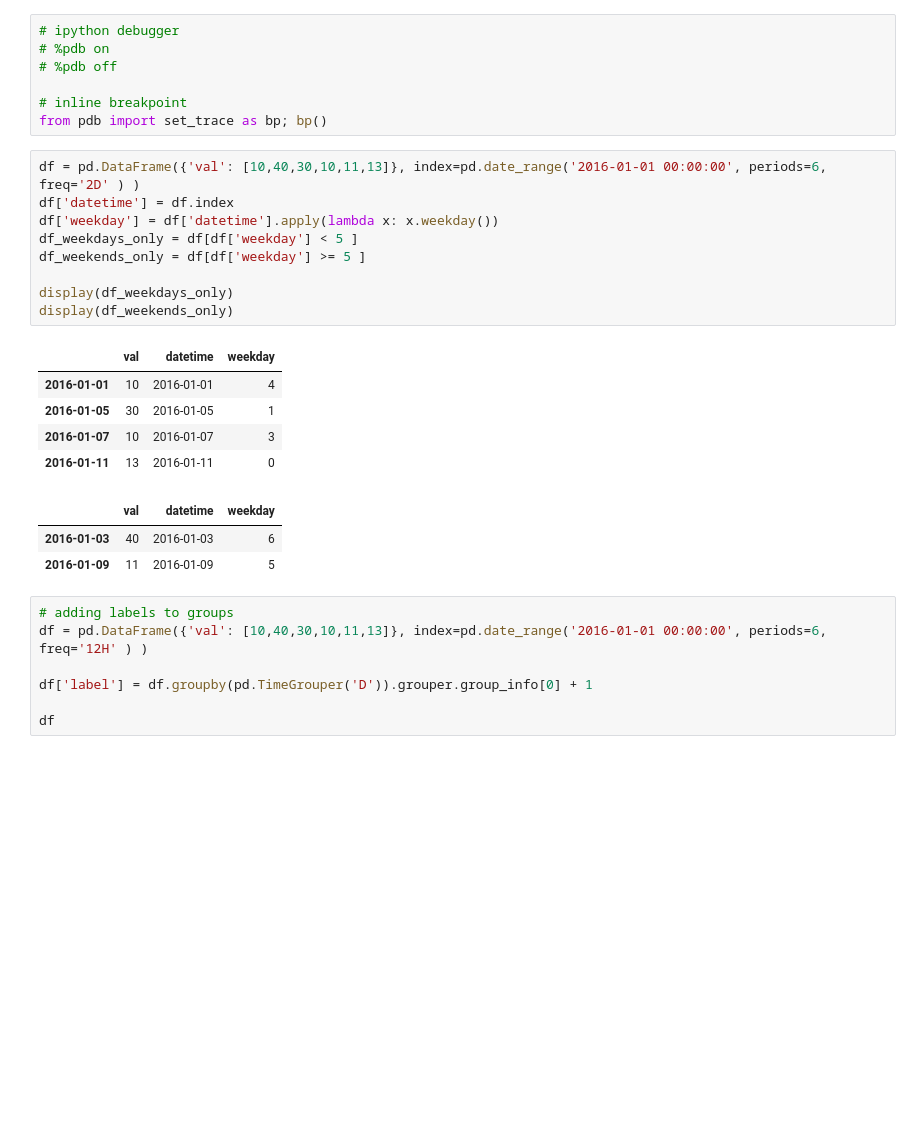
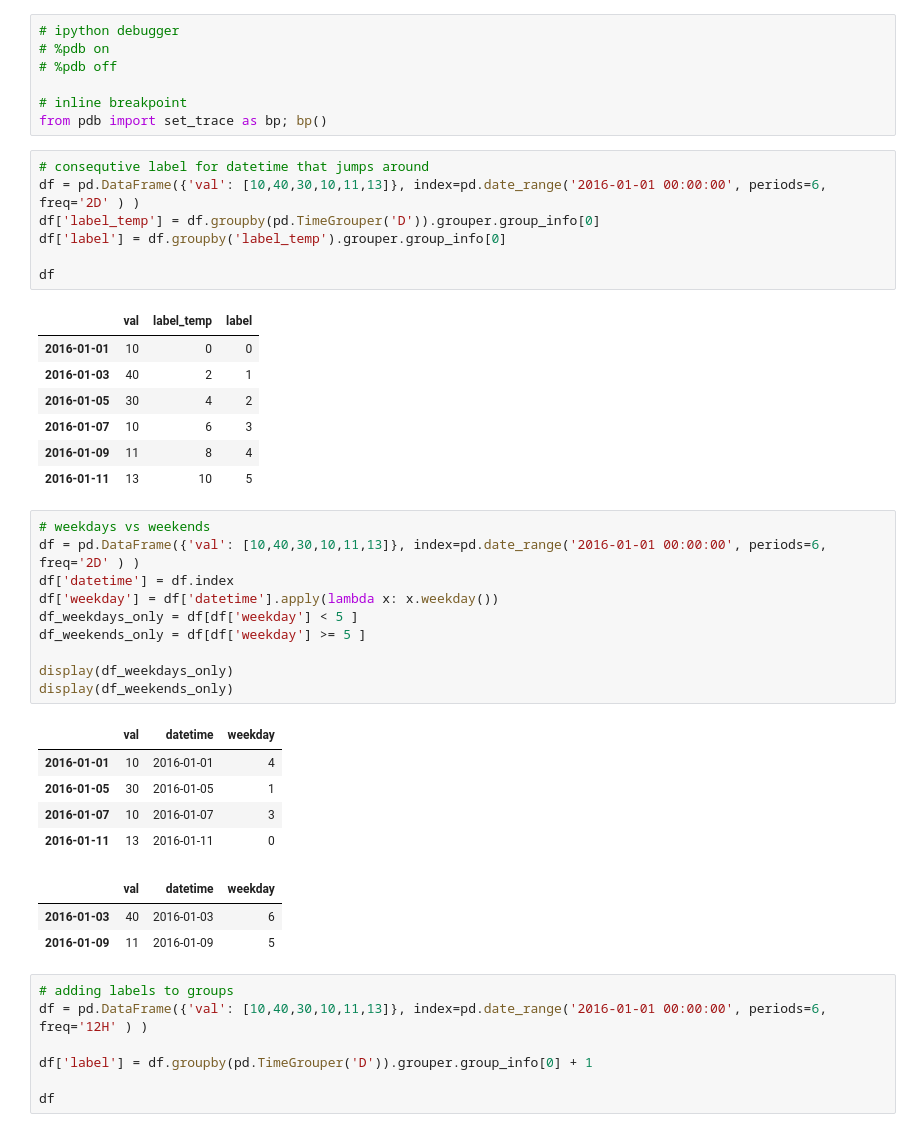
Before and after one commit to sidazhou/ipython_notes, a Jupyter notebook: notes.ipynb, the cells around one changed output. Saved outputs shown, nothing was run; the diff lists cells and outputs as text; blank space fills up the shorter version.

```diff
--- a/notes.ipynb
+++ b/notes.ipynb
@@ -40,7 +40,23 @@ height has been deprecated.
 
 # inline breakpoint
 from pdb import set_trace as bp; bp()
+# %%
+# consequtive label for datetime that jumps around
+df = pd.DataFrame({'val': [10,40,30,10,11,13]}, index=pd.date_range('2016-01-01 00:00:00', periods=6, freq='2D' ) )
+df['label_temp'] = df.groupby(pd.TimeGrouper('D')).grouper.group_info[0]
+df['label'] = df.groupby('label_temp').grouper.group_info[0]
+
+df
+# %% [output]
+|  | val | label_temp | label |
+| 2016-01-01 | 10 | 0 | 0 |
+| 2016-01-03 | 40 | 2 | 1 |
+| 2016-01-05 | 30 | 4 | 2 |
+| 2016-01-07 | 10 | 6 | 3 |
+| 2016-01-09 | 11 | 8 | 4 |
+| 2016-01-11 | 13 | 10 | 5 |
 # %%
+# weekdays vs weekends
 df = pd.DataFrame({'val': [10,40,30,10,11,13]}, index=pd.date_range('2016-01-01 00:00:00', periods=6, freq='2D' ) )
 df['datetime'] = df.index
 df['weekday'] = df['datetime'].apply(lambda x: x.weekday())
```
